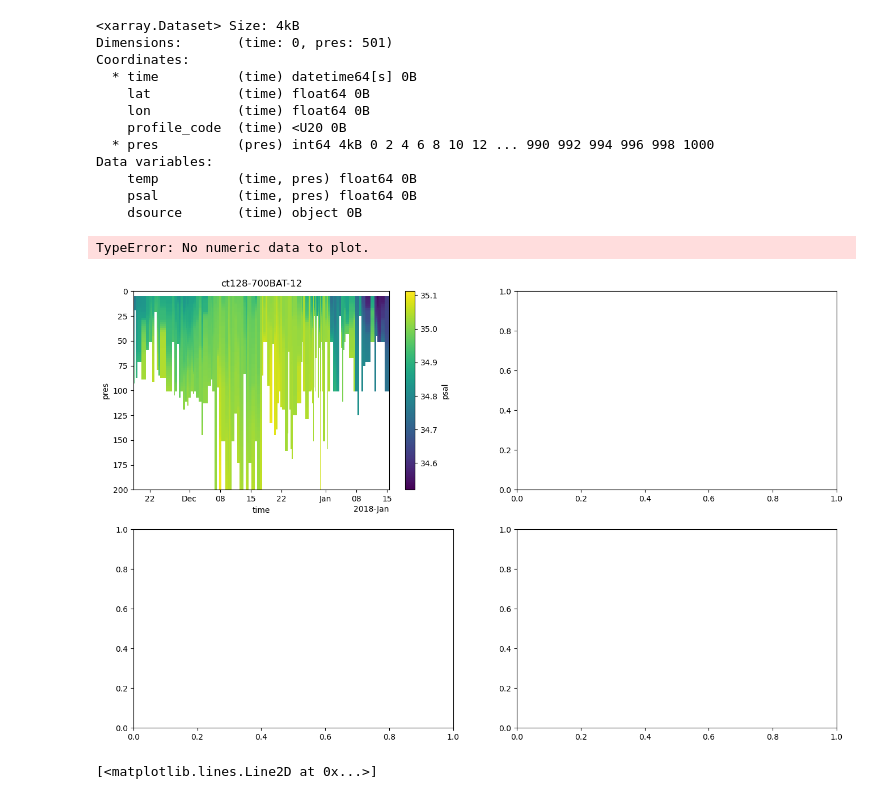
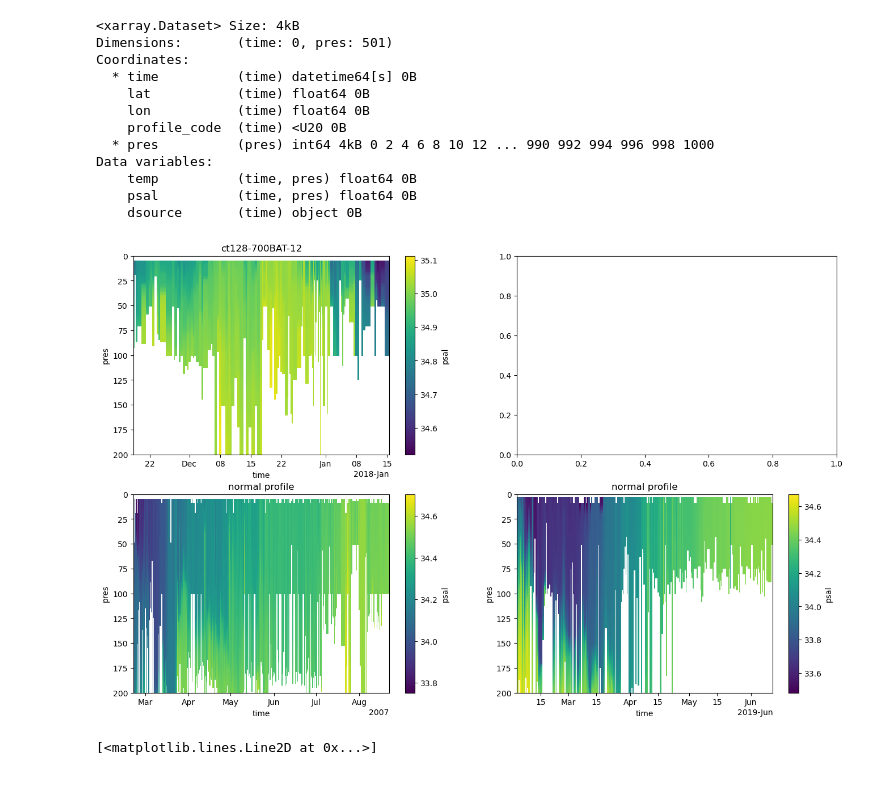
Before and after one commit to eejco/thesis_c3, a Jupyter notebook: c3_locations_stats.ipynb, the cells around one changed output. Saved outputs shown, nothing was run; the diff lists cells and outputs as text; code cells hidden in the pictures.

```diff
--- a/c3_locations_stats.ipynb
+++ b/c3_locations_stats.ipynb
@@ -221,19 +221,18 @@ Data variables:
 # %%
 fig,axs = plt.subplots(2,2,figsize=(16,10))
 
 def plot(ax,ds,ttl):
     psal(ds).plot(x='time',ax=ax)
     ax.set_ylim([0,200])
     ax.invert_yaxis()
     ax.set_title(ttl)
 
 plot(axs[0][0],dsd0,'ct128-700BAT-12')
-plot(axs[0][1],dsd1,'wd15-970BAT-18')
+#plot(axs[0][1],dsd1,'wd15-970BAT-18')
 plot(axs[1][0],dsh0,'normal profile')
 plot(axs[1][1],dsh1,'normal profile')
 # %% [output]
-TypeError: No numeric data to plot.
-[figure, old version]
+[figure, new version]
 # %%
 fig,ax = plt.subplots(1,1,figsize=(14,4))
 for i,p in enumerate([24,48,72]):
```
Also changed, not shown: 4 other files.
